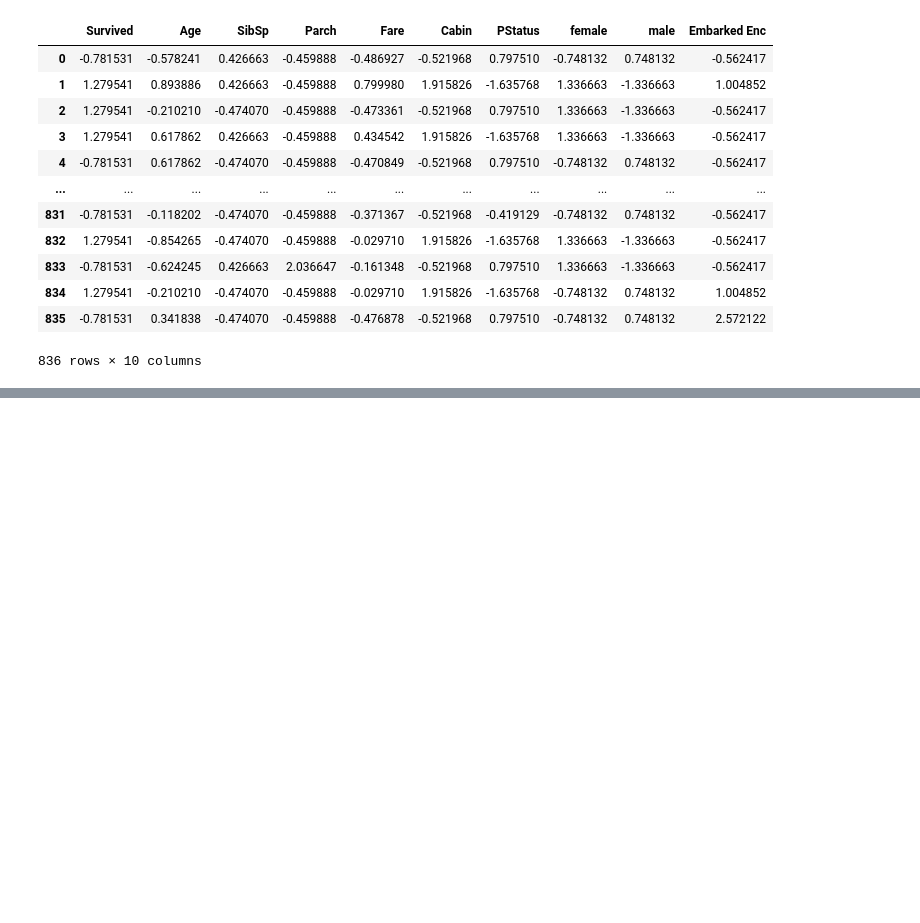
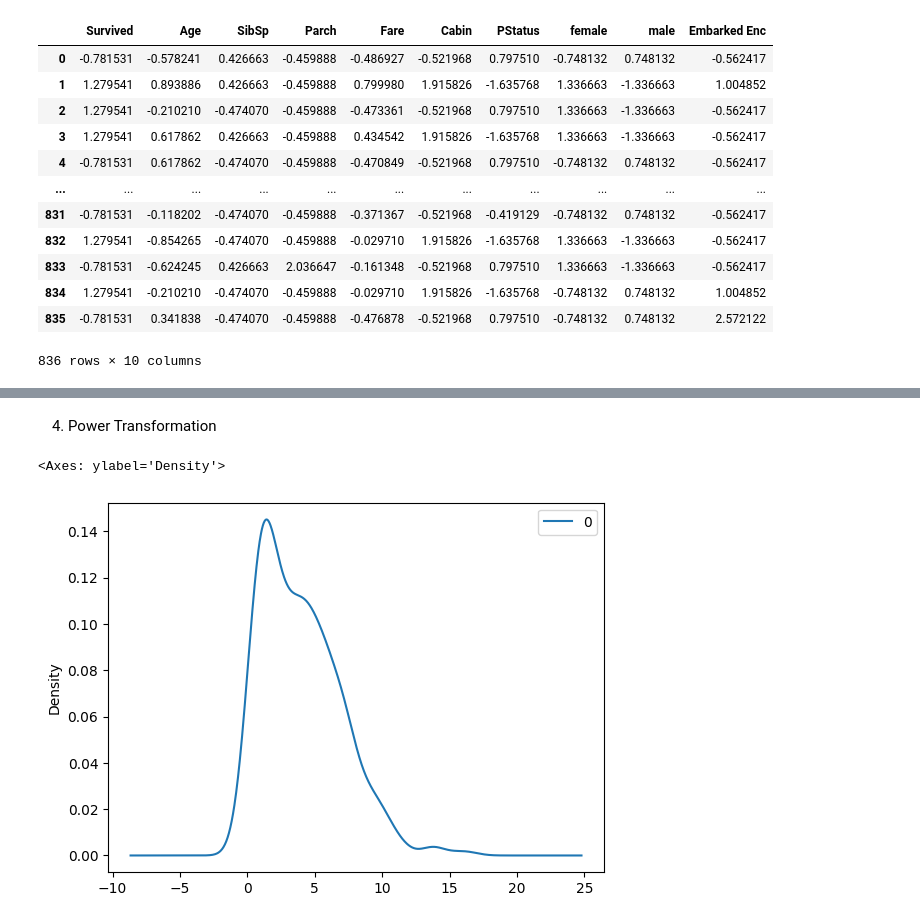
Before and after one commit to Magar-Bhuwan/Data-Science-ML, a Jupyter notebook: 2_Data_Science_ML/Day13/normalization.ipynb, the cells around one changed output, grey strips where cells are left out. Cells and saved outputs as stored; diff of their text form; code cells hidden in the pictures; blank space fills up the shorter version.

```diff
--- a/2_Data_Science_ML/Day13/normalization.ipynb
+++ b/2_Data_Science_ML/Day13/normalization.ipynb
@@ -126,0 +161,10 @@ pd.DataFrame(norm_data, columns=titanic_df.columns)
+# %% [markdown]
+4. Power Transformation
+# %%
+from scipy.stats import skewnorm
+
+data = pd.DataFrame(skewnorm.rvs(25, size = 500, scale = 5))
+data.plot.kde()
+# %% [output]
+<Axes: ylabel='Density'>
+[figure, added]
```
Also changed, not shown: parts of 6 cells of this notebook, 2 other files.
